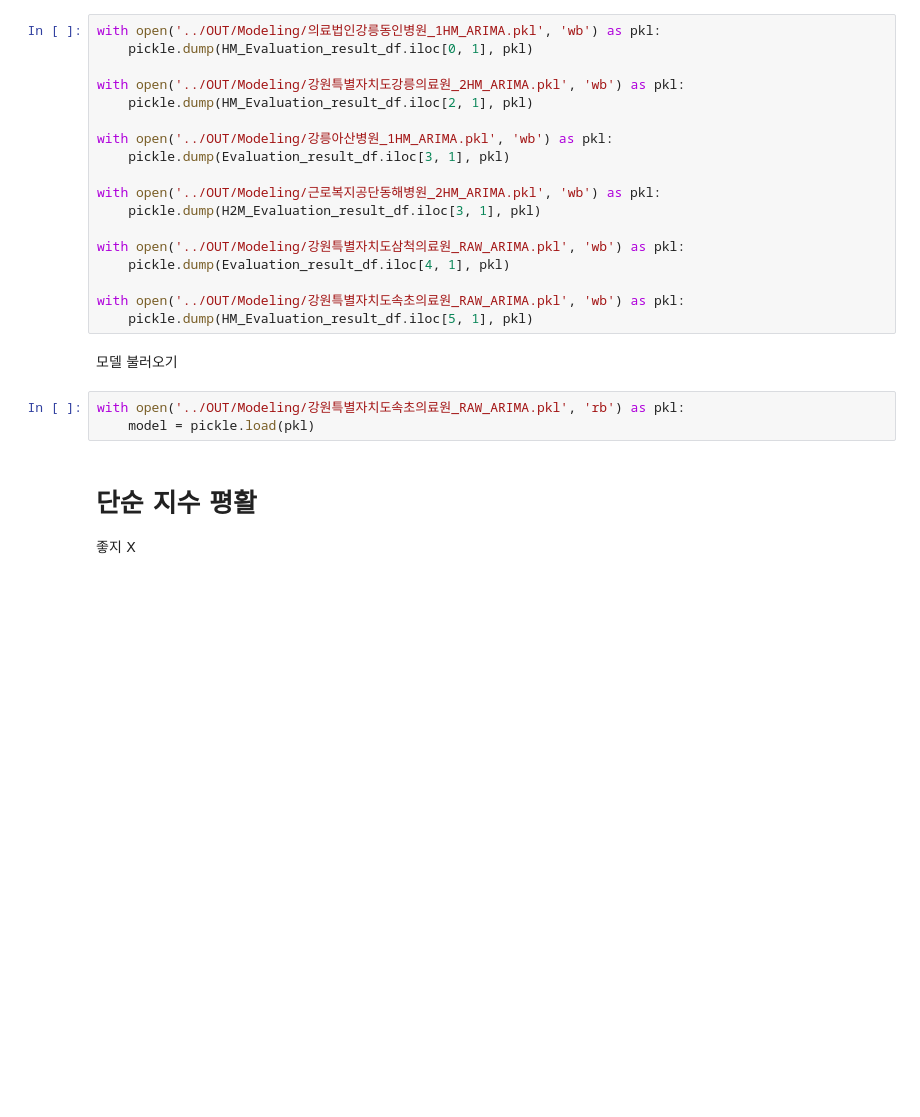
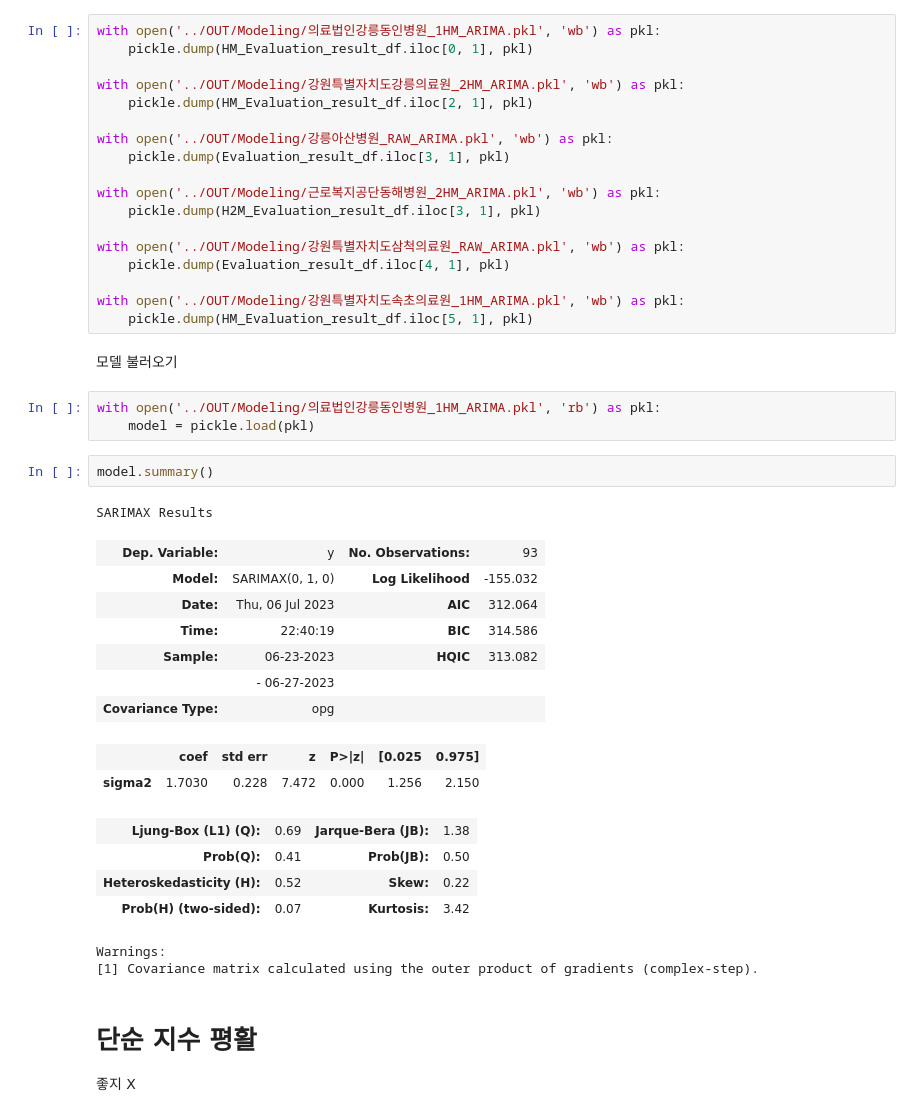
Before and after one commit to HyeonheeKo/emergency, a Jupyter notebook: 7_hospital_ARIMA_modeling.ipynb, the cells around one changed output. Cells and saved outputs as stored; diff of their text form; blank space fills up the shorter version.

```diff
--- a/7_hospital_ARIMA_modeling.ipynb
+++ b/7_hospital_ARIMA_modeling.ipynb
@@ -832,7 +832,7 @@ with open('../OUT/Modeling/의료법인강릉동인병원_1HM_ARIMA.pkl', 'wb')
 with open('../OUT/Modeling/강원특별자치도강릉의료원_2HM_ARIMA.pkl', 'wb') as pkl:
     pickle.dump(HM_Evaluation_result_df.iloc[2, 1], pkl)
 
-with open('../OUT/Modeling/강릉아산병원_1HM_ARIMA.pkl', 'wb') as pkl:
+with open('../OUT/Modeling/강릉아산병원_RAW_ARIMA.pkl', 'wb') as pkl:
     pickle.dump(Evaluation_result_df.iloc[3, 1], pkl)
 
 with open('../OUT/Modeling/근로복지공단동해병원_2HM_ARIMA.pkl', 'wb') as pkl:
@@ -841,13 +841,32 @@ with open('../OUT/Modeling/근로복지공단동해병원_2HM_ARIMA.pkl', 'wb')
 with open('../OUT/Modeling/강원특별자치도삼척의료원_RAW_ARIMA.pkl', 'wb') as pkl:
     pickle.dump(Evaluation_result_df.iloc[4, 1], pkl)
 
-with open('../OUT/Modeling/강원특별자치도속초의료원_RAW_ARIMA.pkl', 'wb') as pkl:
+with open('../OUT/Modeling/강원특별자치도속초의료원_1HM_ARIMA.pkl', 'wb') as pkl:
     pickle.dump(HM_Evaluation_result_df.iloc[5, 1], pkl)
 # %% [markdown]
 모델 불러오기
 # %%
-with open('../OUT/Modeling/강원특별자치도속초의료원_RAW_ARIMA.pkl', 'rb') as pkl:
+with open('../OUT/Modeling/의료법인강릉동인병원_1HM_ARIMA.pkl', 'rb') as pkl:
     model = pickle.load(pkl)
+# %%
+model.summary()
+# %% [output]
+SARIMAX Results
+| Dep. Variable: | y | No. Observations: | 93 |
+| Model: | SARIMAX(0, 1, 0) | Log Likelihood | -155.032 |
+| Date: | Thu, 06 Jul 2023 | AIC | 312.064 |
+| Time: | 22:40:19 | BIC | 314.586 |
+| Sample: | 06-23-2023 | HQIC | 313.082 |
+|  | - 06-27-2023 |  |  |
+| Covariance Type: | opg |  |  |
+|  | coef | std err | z | P>|z| | [0.025 | 0.975] |
+| sigma2 | 1.7030 | 0.228 | 7.472 | 0.000 | 1.256 | 2.150 |
+| Ljung-Box (L1) (Q): | 0.69 | Jarque-Bera (JB): | 1.38 |
+| Prob(Q): | 0.41 | Prob(JB): | 0.50 |
+| Heteroskedasticity (H): | 0.52 | Skew: | 0.22 |
+| Prob(H) (two-sided): | 0.07 | Kurtosis: | 3.42 |
+Warnings:
+[1] Covariance matrix calculated using the outer product of gradients (complex-step).
 # %% [markdown]
 # 단순 지수 평활
 좋지 X
```
Also changed, not shown: parts of 9 cells of this notebook.
